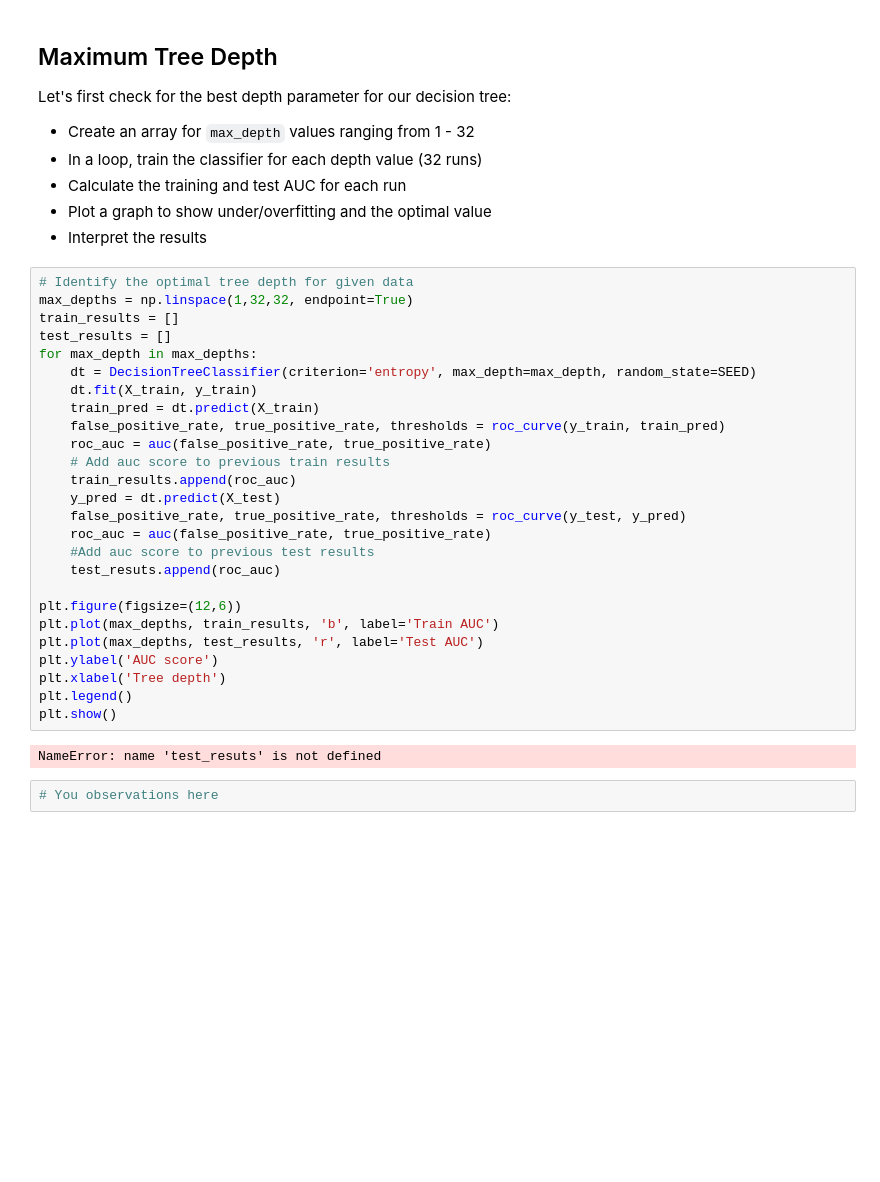
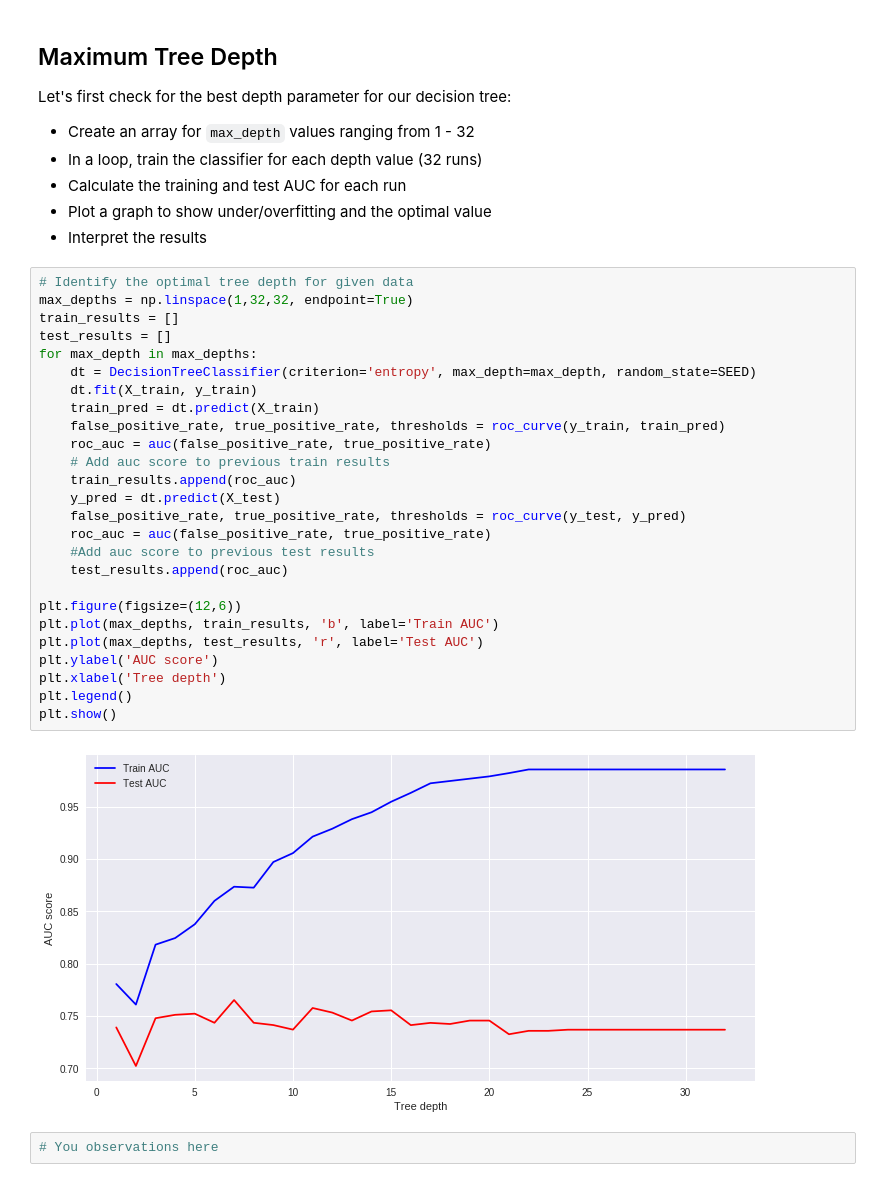
Before and after one commit to jbuenaseda/dsc-tuning-decision-trees-lab-nyc-ds-033020, a Jupyter notebook: index.ipynb, the cells around one changed output. Saved outputs shown, nothing was run; the diff lists cells and outputs as text; blank space fills up the shorter version.

```diff
--- a/index.ipynb
+++ b/index.ipynb
@@ -98,31 +98,31 @@ Let's first check for the best depth parameter for our decision tree:
 # %%
 # Identify the optimal tree depth for given data
 max_depths = np.linspace(1,32,32, endpoint=True)
 train_results = []
 test_results = []
 for max_depth in max_depths:
     dt = DecisionTreeClassifier(criterion='entropy', max_depth=max_depth, random_state=SEED)
     dt.fit(X_train, y_train)
     train_pred = dt.predict(X_train)
     false_positive_rate, true_positive_rate, thresholds = roc_curve(y_train, train_pred)
     roc_auc = auc(false_positive_rate, true_positive_rate)
     # Add auc score to previous train results
     train_results.append(roc_auc)
     y_pred = dt.predict(X_test)
     false_positive_rate, true_positive_rate, thresholds = roc_curve(y_test, y_pred)
     roc_auc = auc(false_positive_rate, true_positive_rate)
     #Add auc score to previous test results
-    test_resuts.append(roc_auc)
+    test_results.append(roc_auc)
 
 plt.figure(figsize=(12,6))
 plt.plot(max_depths, train_results, 'b', label='Train AUC')
 plt.plot(max_depths, test_results, 'r', label='Test AUC')
 plt.ylabel('AUC score')
 plt.xlabel('Tree depth')
 plt.legend()
 plt.show()
 # %% [output]
-NameError: name 'test_resuts' is not defined
+[figure, added]
 # %%
 # You observations here
 # %% [markdown]
```
